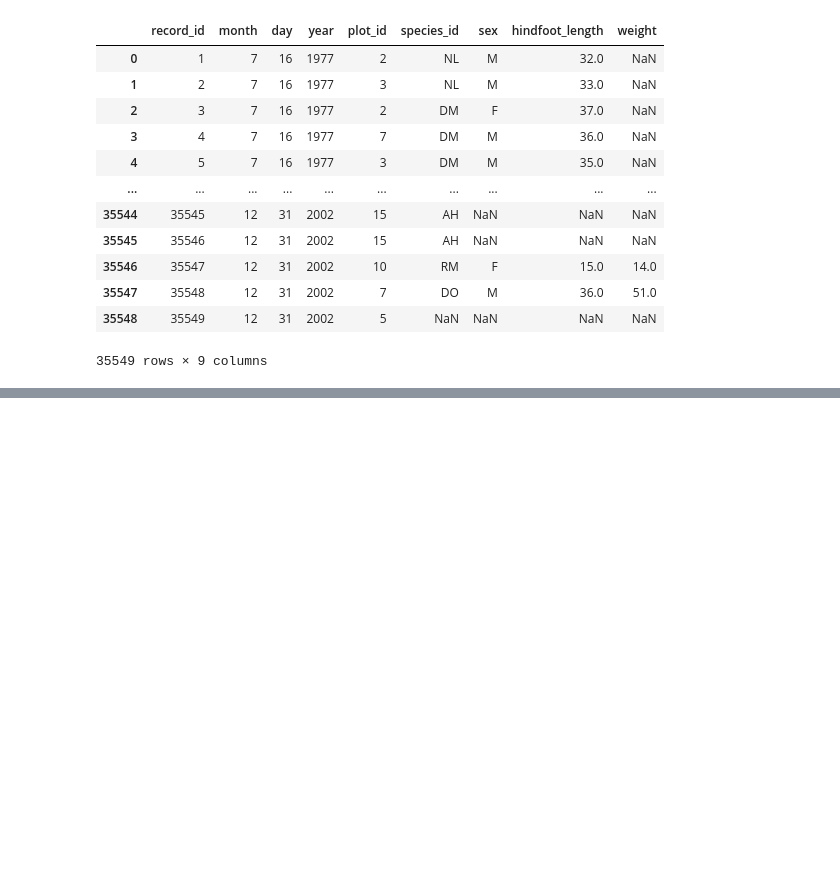
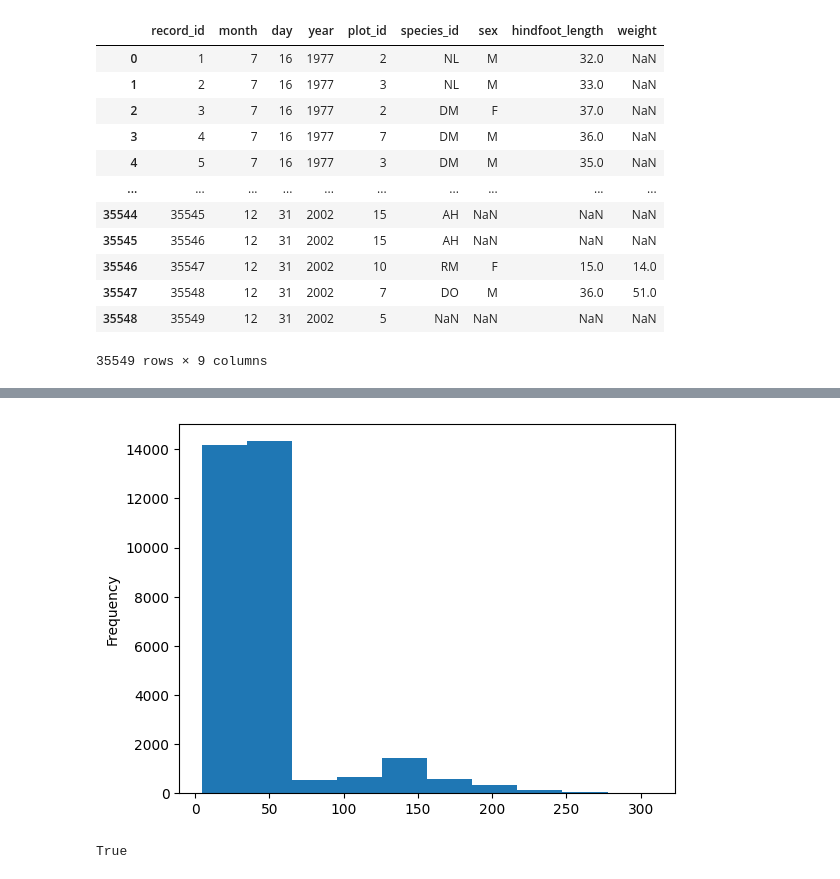
Before and after one commit to bs17n2s/dimen-python-2023, a Jupyter notebook: Hello.ipynb, the cells around one changed output, grey strips where cells are left out. Cells and saved outputs as stored; diff of their text form; code cells hidden in the pictures; blank space fills up the shorter version.

```diff
--- a/Hello.ipynb
+++ b/Hello.ipynb
@@ -158,0 +391,8 @@ surveys_df
+# %%
+import matplotlib.pyplot as plt
+
+surveys_df["weights"].plot(kind="hist")
+
+plt.savefig("Figures/weights.barplot.png", dpi=300)
+# %% [output]
+[figure, added]
@@ -158,0 +401,4 @@ surveys_df
+# %%
+7>2
+# %% [output]
+True
```
Also changed, not shown: parts of 36 cells of this notebook.
